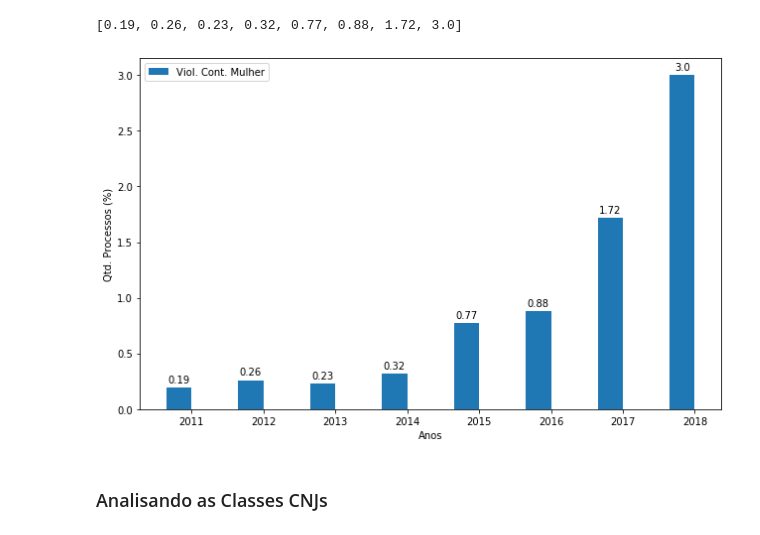
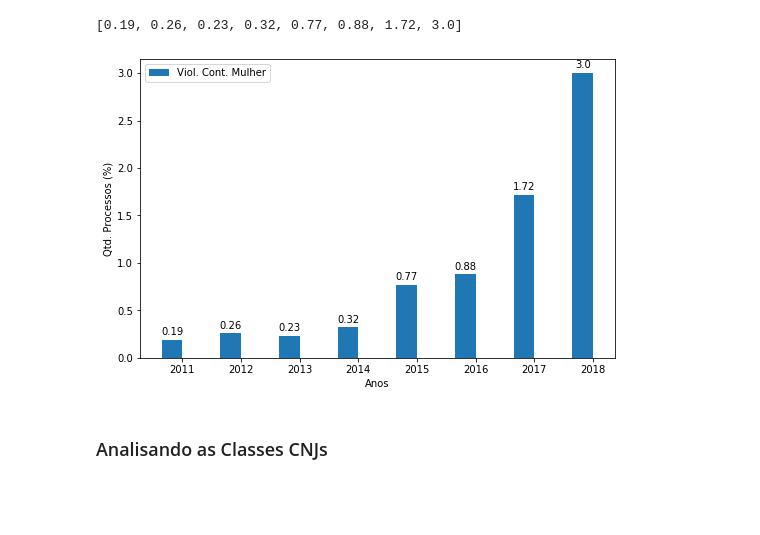
Before and after one commit to naanadr/violencia_contra_mulher_RECIFE, a Jupyter notebook: analises.ipynb, the cells around one changed output. Cells and saved outputs as stored; diff of their text form; code cells hidden in the pictures; blank space fills up the shorter version.

```diff
--- a/analises.ipynb
+++ b/analises.ipynb
@@ -111,20 +111,20 @@ proporcoes
 # %%
 ind = np.arange(len(proporcoes))
 width = 0.35
 
 fig, ax = plt.subplots()
 rects1 = ax.bar(ind - width/2, proporcoes, width,
                 label='Viol. Cont. Mulher')
 
 ax.set_ylabel('Qtd. Processos (%)'); ax.set_xticks(ind)
 ax.set_xticklabels(anos_frequencia['Ano']); ax.set_xlabel('Anos'); ax.legend()
 autolabel(rects1, "center", ax)
 
-fig.set_size_inches(10.5, 6.5, forward=True)
+fig.set_size_inches(8.5, 5.5, forward=True)
 fig.savefig('figures/frequencia_processos_anos', dpi=100, bbox_inches='tight')
 plt.show()
 # %% [output]
-[figure, old version]
+[figure, new version]
 # %% [markdown]
 ### Analisando as Classes CNJs
 # %%
```
Also changed, not shown: parts of 38 cells of this notebook.
